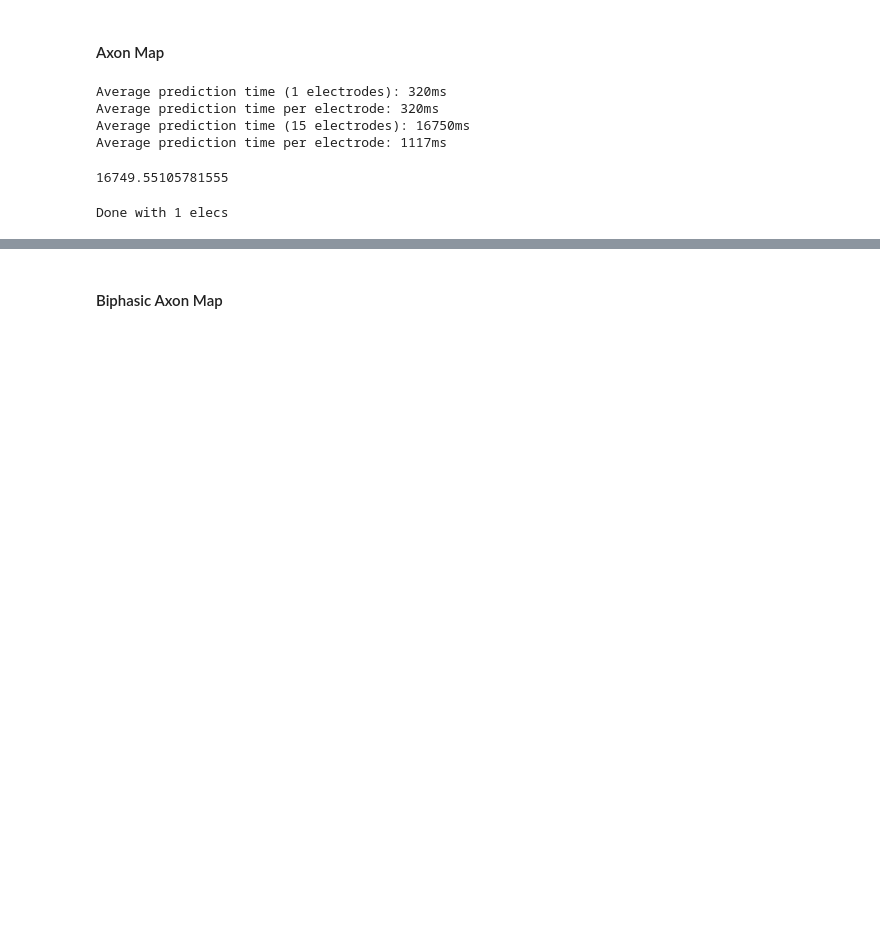
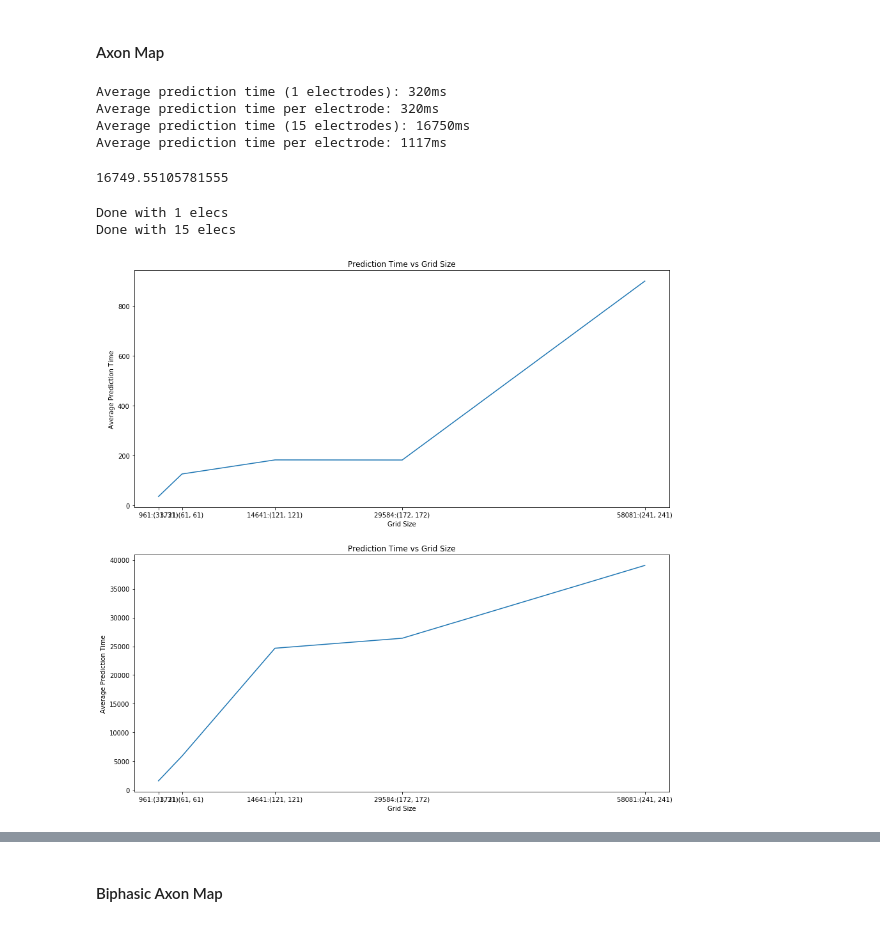
Before and after one commit to jgranley/pulse2percept, a Jupyter notebook: pulse2percept/models/axon_length_timing.ipynb, the cells around one changed output, grey strips where cells are left out. Saved outputs shown, nothing was run; the diff lists cells and outputs as text; code cells hidden in the pictures; blank space fills up the shorter version.

```diff
--- a/pulse2percept/models/axon_length_timing.ipynb
+++ b/pulse2percept/models/axon_length_timing.ipynb
@@ -95,27 +94,29 @@ Average prediction time per electrode: 1117ms
 # %%
 xysteps = [1, 0.5, 0.25, 0.175, 0.125]
 fig, axes = plt.subplots(2,1, figsize=(15, 15))
 for n_elecs, ax in zip([1, 15], axes):
 
     times = []
     n_points = []
     sizes = []
     for step in xysteps:
-        model = AxonMapModel(xystep=step, xrange=(-15, 15), yrange=(-15, 15))
+        model = AxonMapModel(xystep=step, xrange=(-15, 15), yrange=(-15, 15), engine='cython')
         model.build()
         implant = ArgusII(rot=45)
         times.append(time_constant(model, implant, n_samples=1, n_elecs=n_elecs, verbose=False))
         sizes.append((len(model.grid.xret), len(model.grid.yret)))
         n_points.append(len(model.grid.xret) * len(model.grid.yret))
     print("Done with %d elecs" % (n_elecs))
     ax.plot(n_points, times, label=str(n_elecs))
     ax.set_xticks(n_points)
     ax.set_xticklabels([str(n_points[i]) + ":" + str(sizes[i]) for i in range(len(sizes))])
     ax.set_xlabel("Grid Size")
     ax.set_ylabel("Average Prediction Time")
     ax.set_title("Prediction Time vs Grid Size")
 
 fig.show()
 # %% [output]
 Done with 1 elecs
+Done with 15 elecs
+[figure, added]
 # %%
```
Also changed, not shown: parts of 6 cells of this notebook, 1 other file.
